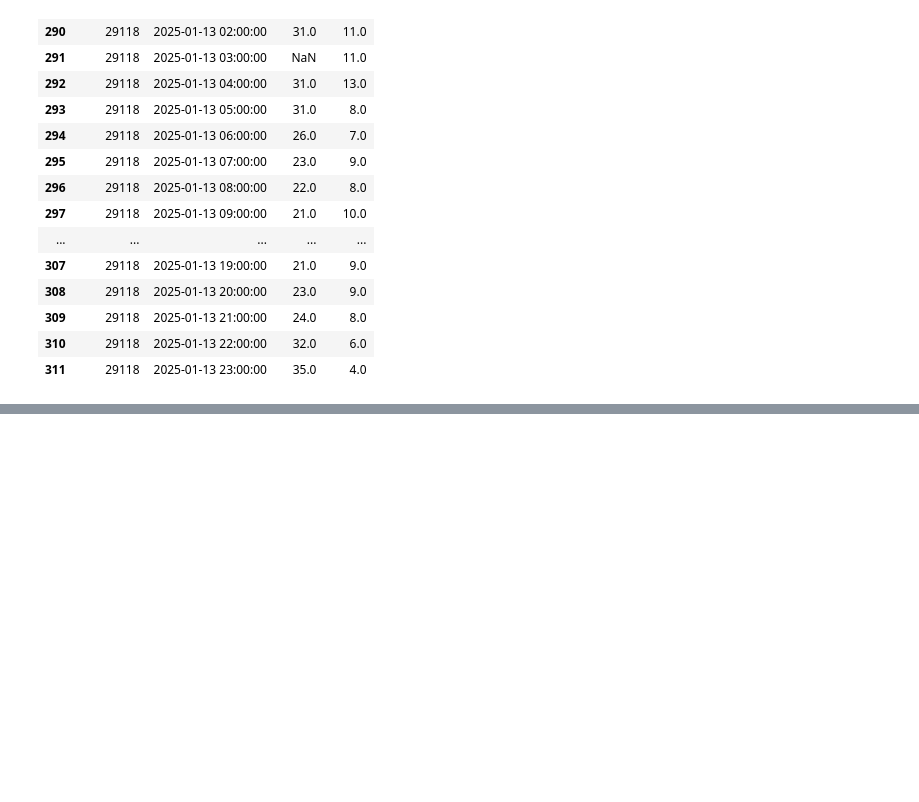
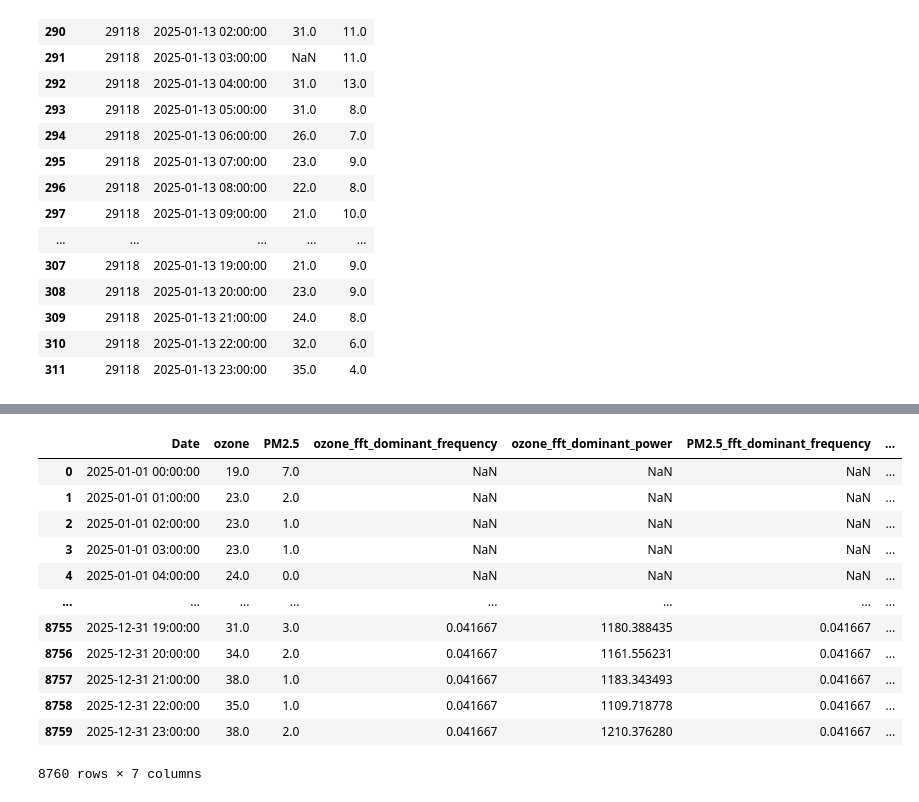
Before and after one commit to Durian20/CSE-780-Assignment-2, a Jupyter notebook: assign2.ipynb, the cells around one changed output, grey strips where cells are left out. Drawn from its saved outputs; the diff is of its cells as text; code cells hidden in the pictures; blank space fills up the shorter version.

```diff
--- a/assign2.ipynb
+++ b/assign2.ipynb
@@ -356,0 +405,16 @@ ValueError: Dates must be evenly spaced for this FFT calculation.
+# %%
+merge
+# %% [output]
+|  | Date | ozone | PM2.5 | ozone_fft_dominant_frequency | ozone_fft_dominant_power | PM2.5_fft_dominant_frequency | ... |
+| 0 | 2025-01-01 00:00:00 | 19.0 | 7.0 | NaN | NaN | NaN | ... |
+| 1 | 2025-01-01 01:00:00 | 23.0 | 2.0 | NaN | NaN | NaN | ... |
+| 2 | 2025-01-01 02:00:00 | 23.0 | 1.0 | NaN | NaN | NaN | ... |
+| 3 | 2025-01-01 03:00:00 | 23.0 | 1.0 | NaN | NaN | NaN | ... |
+| 4 | 2025-01-01 04:00:00 | 24.0 | 0.0 | NaN | NaN | NaN | ... |
+| ... | ... | ... | ... | ... | ... | ... | ... |
+| 8755 | 2025-12-31 19:00:00 | 31.0 | 3.0 | 0.041667 | 1180.388435 | 0.041667 | ... |
+| 8756 | 2025-12-31 20:00:00 | 34.0 | 2.0 | 0.041667 | 1161.556231 | 0.041667 | ... |
+| 8757 | 2025-12-31 21:00:00 | 38.0 | 1.0 | 0.041667 | 1183.343493 | 0.041667 | ... |
+| 8758 | 2025-12-31 22:00:00 | 35.0 | 1.0 | 0.041667 | 1109.718778 | 0.041667 | ... |
+| 8759 | 2025-12-31 23:00:00 | 38.0 | 2.0 | 0.041667 | 1210.376280 | 0.041667 | ... |
+8760 rows × 7 columns
```
Also changed, not shown: parts of 17 cells of this notebook.
